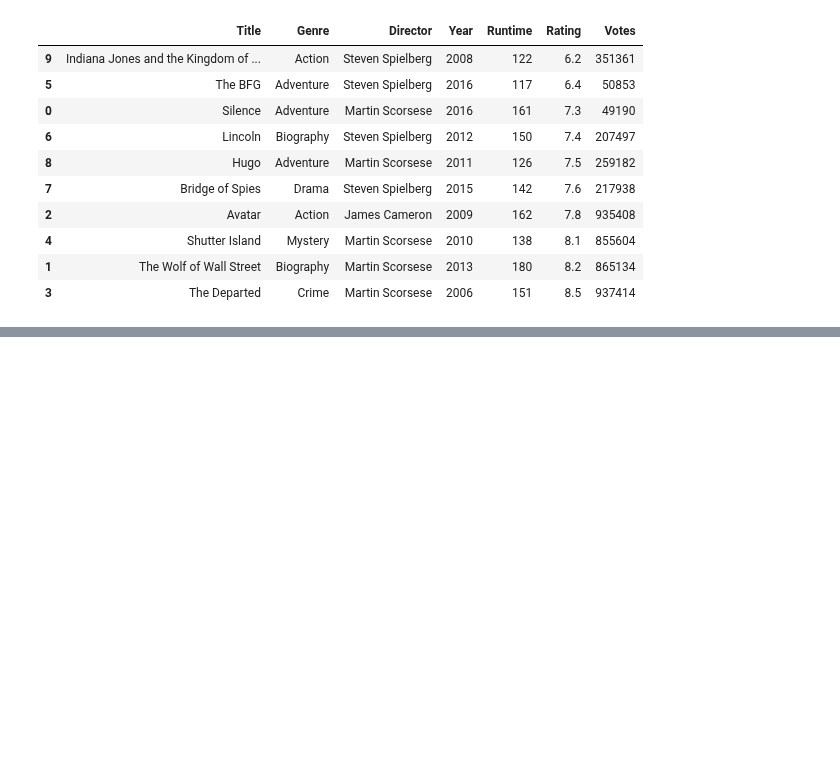
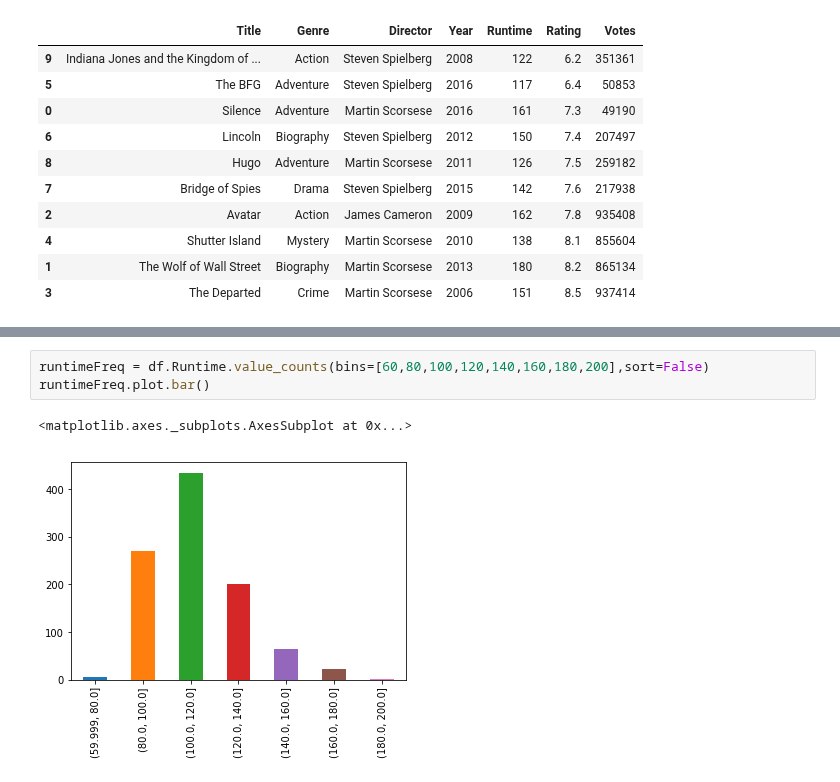
Before and after one commit to poompoowit/Stat-_work, a Jupyter notebook: Week3/Week3.ipynb, the cells around one changed output, grey strips where cells are left out. Drawn from its saved outputs; the diff is of its cells as text; blank space fills up the shorter version.

```diff
--- a/Week3/Week3.ipynb
+++ b/Week3/Week3.ipynb
@@ -99,0 +129,6 @@ df2.describe()
+# %%
+runtimeFreq = df.Runtime.value_counts(bins=[60,80,100,120,140,160,180,200],sort=False)
+runtimeFreq.plot.bar()
+# %% [output]
+<matplotlib.axes._subplots.AxesSubplot at 0x...>
+[figure, added]
```
Also changed, not shown: parts of 12 cells of this notebook.
